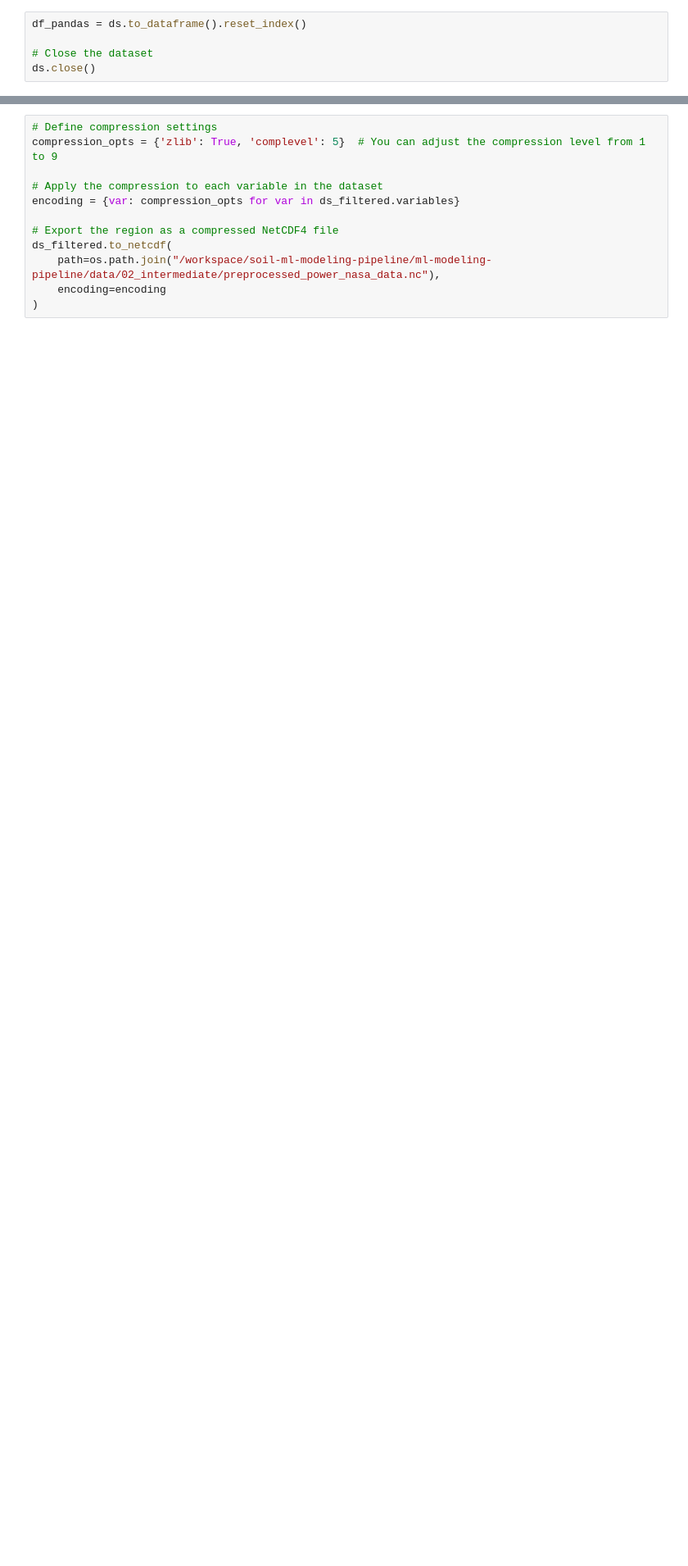
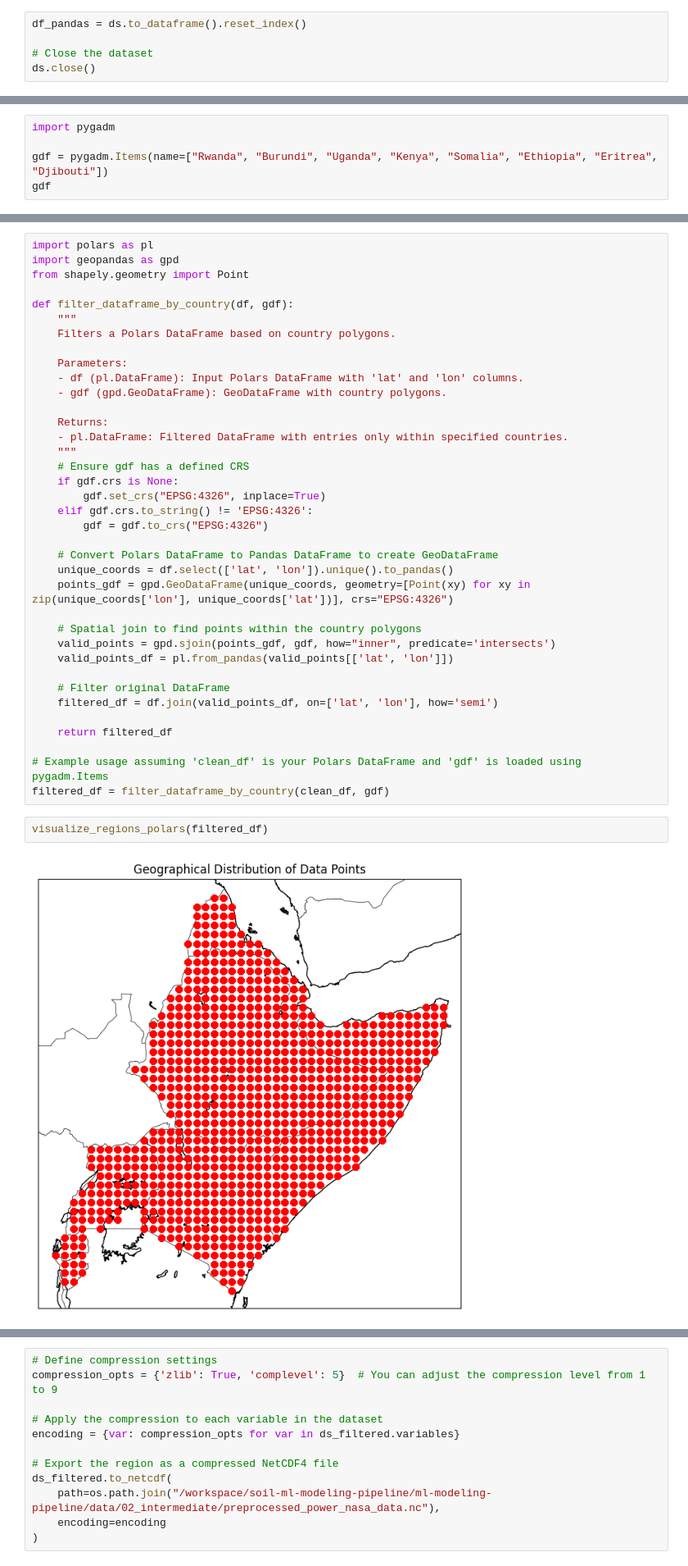
Before and after one commit to AdamPrzychodniPrivate/soil-water-forecasting, a Jupyter notebook: ml-modeling-pipeline/notebooks/2. data_preprocessing.ipynb, the cells around one changed output, grey strips where cells are left out. Shown at 82% size. Cells and saved outputs as stored; diff of their text form; blank space fills up the shorter version.

```diff
--- a/ml-modeling-pipeline/notebooks/2. data_preprocessing.ipynb
+++ b/ml-modeling-pipeline/notebooks/2. data_preprocessing.ipynb
@@ -473,0 +205,5 @@ Enhanced Solar Radiation Measurement: ALLSKY_SFC_SW_DWN provides a more detailed
+# %%
+import pygadm
+
+gdf = pygadm.Items(name=["Rwanda", "Burundi", "Uganda", "Kenya", "Somalia", "Ethiopia", "Eritrea", "Djibouti"])
+gdf
@@ -473,0 +220,41 @@ Enhanced Solar Radiation Measurement: ALLSKY_SFC_SW_DWN provides a more detailed
+# %%
+import polars as pl
+import geopandas as gpd
+from shapely.geometry import Point
+
+def filter_dataframe_by_country(df, gdf):
+    """
+    Filters a Polars DataFrame based on country polygons.
+
+    Parameters:
+    - df (pl.DataFrame): Input Polars DataFrame with 'lat' and 'lon' columns.
+    - gdf (gpd.GeoDataFrame): GeoDataFrame with country polygons.
+
+    Returns:
+    - pl.DataFrame: Filtered DataFrame with entries only within specified countries.
+    """
+    # Ensure gdf has a defined CRS
+    if gdf.crs is None:
+        gdf.set_crs("EPSG:4326", inplace=True)
+    elif gdf.crs.to_string() != 'EPSG:4326':
+        gdf = gdf.to_crs("EPSG:4326")
+
+    # Convert Polars DataFrame to Pandas DataFrame to create GeoDataFrame
+    unique_coords = df.select(['lat', 'lon']).unique().to_pandas()
+    points_gdf = gpd.GeoDataFrame(unique_coords, geometry=[Point(xy) for xy in zip(unique_coords['lon'], unique_coords['lat'])], crs="EPSG:4326")
+
+    # Spatial join to find points within the country polygons
+    valid_points = gpd.sjoin(points_gdf, gdf, how="inner", predicate='intersects')
+    valid_points_df = pl.from_pandas(valid_points[['lat', 'lon']])
+
+    # Filter original DataFrame
+    filtered_df = df.join(valid_points_df, on=['lat', 'lon'], how='semi')
+
+    return filtered_df
+
+# Example usage assuming 'clean_df' is your Polars DataFrame and 'gdf' is loaded using pygadm.Items
+filtered_df = filter_dataframe_by_country(clean_df, gdf)
+# %%
+visualize_regions_polars(filtered_df)
+# %% [output]
+[figure, added]
```
Also changed, not shown: parts of 51 cells of this notebook.
